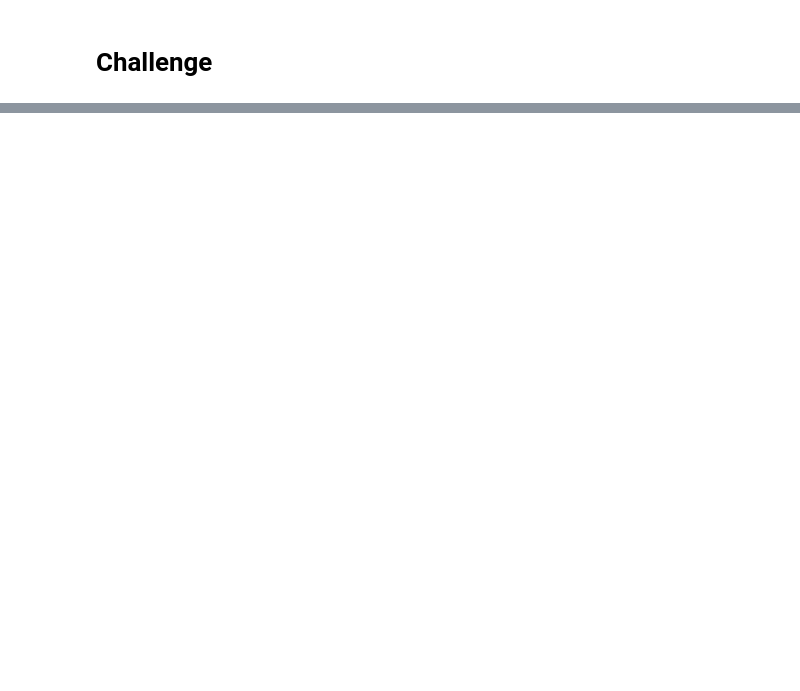
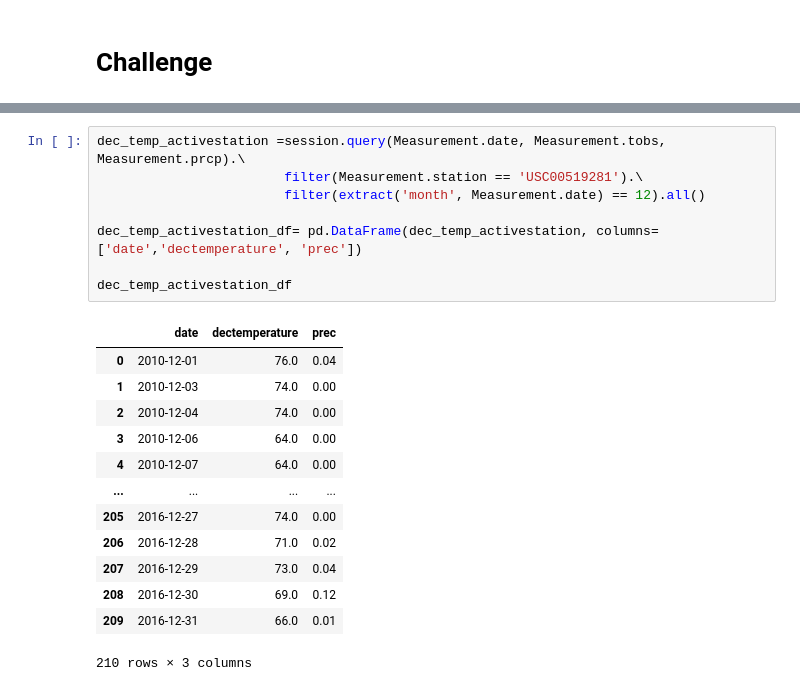
Before and after one commit to shilpabt/surfs_up, a Jupyter notebook: climate_analysis.ipynb, the cells around one changed output, grey strips where cells are left out. Drawn from its saved outputs; the diff is of its cells as text; blank space fills up the shorter version.

```diff
--- a/climate_analysis.ipynb
+++ b/climate_analysis.ipynb
@@ -144,0 +182,22 @@ plt.tight_layout()
+# %%
+dec_temp_activestation =session.query(Measurement.date, Measurement.tobs, Measurement.prcp).\
+                        filter(Measurement.station == 'USC00519281').\
+                        filter(extract('month', Measurement.date) == 12).all()
+
+dec_temp_activestation_df= pd.DataFrame(dec_temp_activestation, columns=['date','dectemperature', 'prec'])
+
+dec_temp_activestation_df
+# %% [output]
+|  | date | dectemperature | prec |
+| 0 | 2010-12-01 | 76.0 | 0.04 |
+| 1 | 2010-12-03 | 74.0 | 0.00 |
+| 2 | 2010-12-04 | 74.0 | 0.00 |
+| 3 | 2010-12-06 | 64.0 | 0.00 |
+| 4 | 2010-12-07 | 64.0 | 0.00 |
+| ... | ... | ... | ... |
+| 205 | 2016-12-27 | 74.0 | 0.00 |
+| 206 | 2016-12-28 | 71.0 | 0.02 |
+| 207 | 2016-12-29 | 73.0 | 0.04 |
+| 208 | 2016-12-30 | 69.0 | 0.12 |
+| 209 | 2016-12-31 | 66.0 | 0.01 |
+210 rows × 3 columns
```
Also changed, not shown: parts of 11 cells of this notebook, 8 other files.
